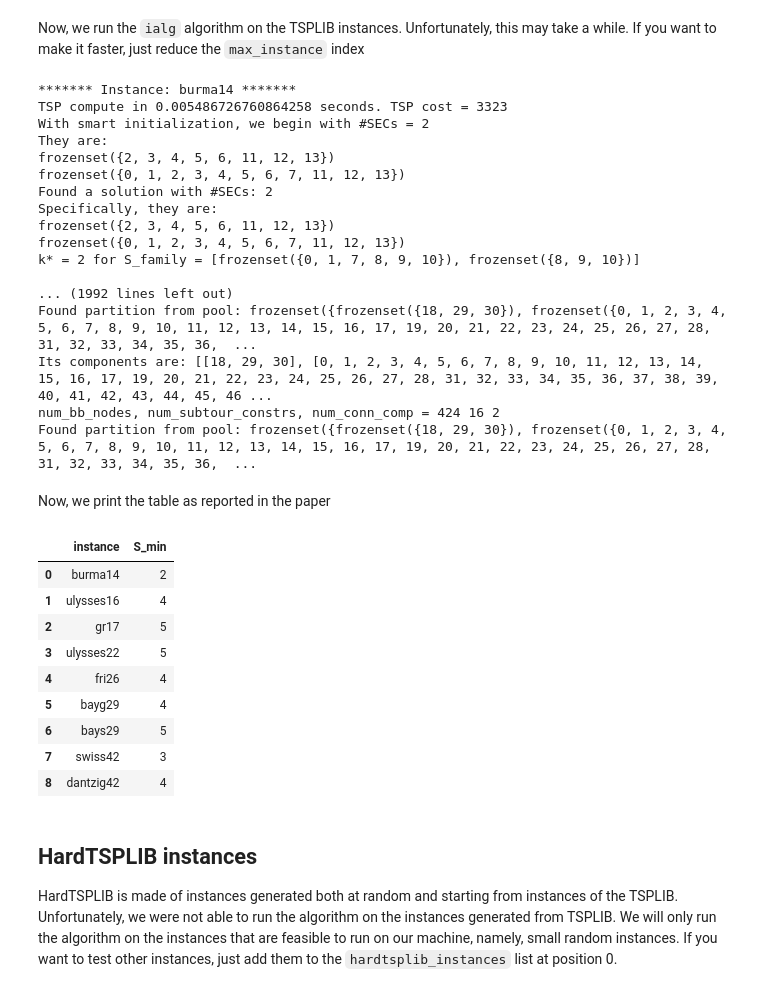
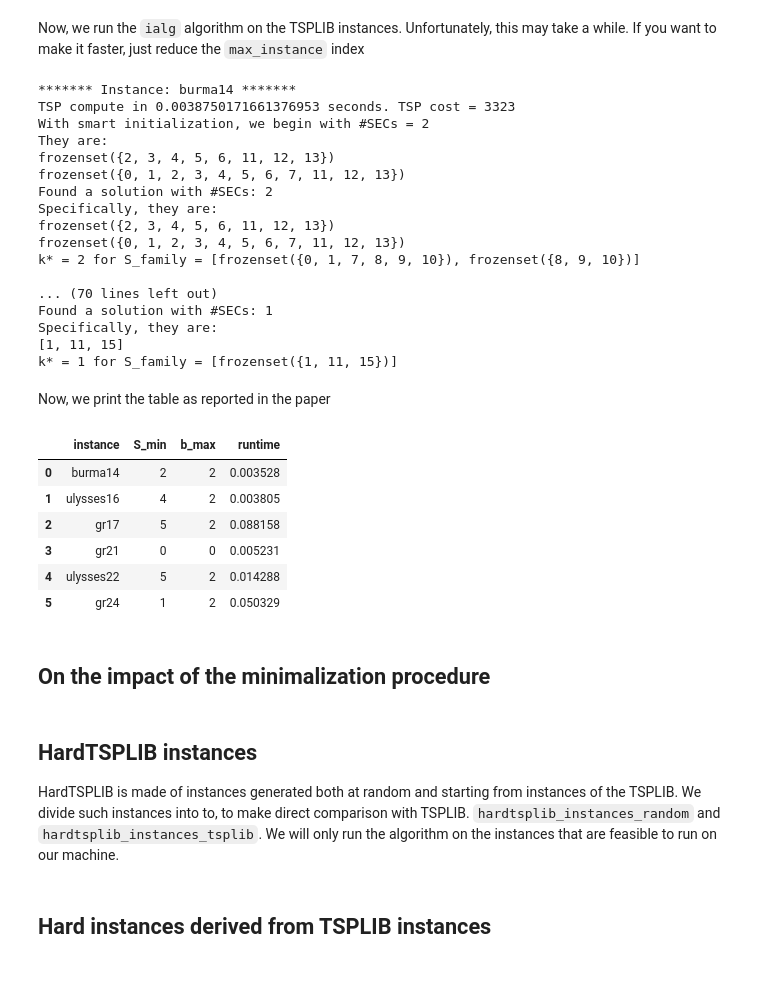
Before and after one commit to eleonoravercesi/complexity_DFJ_few_subtour, a Jupyter notebook: tsplib_hardtsplib.ipynb, the cells around one changed output. Drawn from its saved outputs; the diff is of its cells as text; code cells hidden in the pictures.

Commit message:
Preparing high-level notebook for experiments on TSPLIB

```diff
--- a/tsplib_hardtsplib.ipynb
+++ b/tsplib_hardtsplib.ipynb
@@ -17,22 +17,21 @@ import pandas as pd
 
 These are the instances we were able to conduct the experiment on. Bigger instances were not feasible to run on our machine. If you want to test other instances, just add them to the `tsplib_instances` list at position 0.
 # %%
-tsplib_instances = [("burma14", 14), ("ulysses16", 16), ("gr17", 17), ("ulysses22", 22), ("fri26", 29), ("bayg29", 29), ("bays29", 29),
-                     ("dantzig42", 42), ("swiss42", 42), ("att48", 48), ("gr48", 48), ("hk48", 48), ("eil51", 51), ("berlin52", 52),
-                    ("brazil58", 58), ("st70", 70), ("eil76", 76), ("pr76", 76)]
+tsplib_instances = [("burma14", 14), ("ulysses16", 16), ("gr17", 17), ("gr21", 21), ("ulysses22", 22),  ("gr24", 24), ("fri26", 29), ("bayg29", 29), ("bays29", 29), ("dantzig42", 42), ("swiss42", 42), ("att48", 48), ("gr48", 48), ("hk48", 48), ("eil51", 51), ("berlin52", 52), ("brazil58", 58), ("st70", 70), ("eil76", 76), ("pr76", 76)]
 # %%
 # Store the values in a dictionary
 out = {}
 # %% [markdown]
 Now, we run the `ialg` algorithm on the TSPLIB instances. Unfortunately, this may take a while. If you want to make it faster, just reduce the `max_instance` index
 # %%
-max_instance = len(tsplib_instances)
+max_instance = 6
 # %%
-for instance_name, n in tsplib_instances:
+for instance_name, n in tsplib_instances[:max_instance]:
     # Parse the instance
     G = from_tsplib_file_to_graph("./data/" + instance_name)
     print("******* Instance:", instance_name, "*******")
     (S_family, size_S_family, partitions, c, runtime) = ialg(G, verbose=True)
+    out[instance_name] = (S_family, size_S_family, partitions, c, runtime)
 
     if size_S_family == -1:
         print("Ran into time limit.")
@@ -52,7 +51,7 @@ for instance_name, n in tsplib_instances:
     print(" ") # Leave some space
 # %% [output]
 ******* Instance: burma14 *******
-TSP compute in 0.005486726760864258 seconds. TSP cost = 3323
+TSP compute in 0.0038750171661376953 seconds. TSP cost = 3323
 With smart initialization, we begin with #SECs = 2
 They are:
 frozenset({2, 3, 4, 5, 6, 11, 12, 13})
@@ -63,30 +62,30 @@ frozenset({2, 3, 4, 5, 6, 11, 12, 13})
 frozenset({0, 1, 2, 3, 4, 5, 6, 7, 11, 12, 13})
 k* = 2 for S_family = [frozenset({0, 1, 7, 8, 9, 10}), frozenset({8, 9, 10})]
 
-... (1992 lines left out)
-Found partition from pool: frozenset({frozenset({18, 29, 30}), frozenset({0, 1, 2, 3, 4, 5, 6, 7, 8, 9, 10, 11, 12, 13, 14, 15, 16, 17, 19, 20, 21, 22, 23, 24, 25, 26, 27, 28, 31, 32, 33, 34, 35, 36,  ...
-Its components are: [[18, 29, 30], [0, 1, 2, 3, 4, 5, 6, 7, 8, 9, 10, 11, 12, 13, 14, 15, 16, 17, 19, 20, 21, 22, 23, 24, 25, 26, 27, 28, 31, 32, 33, 34, 35, 36, 37, 38, 39, 40, 41, 42, 43, 44, 45, 46 ...
-num_bb_nodes, num_subtour_constrs, num_conn_comp = 424 16 2
-Found partition from pool: frozenset({frozenset({18, 29, 30}), frozenset({0, 1, 2, 3, 4, 5, 6, 7, 8, 9, 10, 11, 12, 13, 14, 15, 16, 17, 19, 20, 21, 22, 23, 24, 25, 26, 27, 28, 31, 32, 33, 34, 35, 36,  ...
+... (70 lines left out)
+Found a solution with #SECs: 1
+Specifically, they are:
+[1, 11, 15]
+k* = 1 for S_family = [frozenset({1, 11, 15})]
 # %% [markdown]
 Now, we print the table as reported in the paper
 # %%
 # Create a dataframe out of the dictionary out
-df = pd.DataFrame(out.items(), columns=["instance", "S_min"])
+df = pd.DataFrame([(x[0], x[1][1], x[1][3], x[1][4]) for x in out.items()], columns=["instance", "S_min", "b_max", "runtime"])
 # Print the dataframe
+df
 # %% [output]
-|  | instance | S_min |
-| 0 | burma14 | 2 |
-| 1 | ulysses16 | 4 |
-| 2 | gr17 | 5 |
-| 3 | ulysses22 | 5 |
-| 4 | fri26 | 4 |
-| 5 | bayg29 | 4 |
-| 6 | bays29 | 5 |
-| 7 | swiss42 | 3 |
-| 8 | dantzig42 | 4 |
+|  | instance | S_min | b_max | runtime |
+| 0 | burma14 | 2 | 2 | 0.003528 |
+| 1 | ulysses16 | 4 | 2 | 0.003805 |
+| 2 | gr17 | 5 | 2 | 0.088158 |
+| 3 | gr21 | 0 | 0 | 0.005231 |
+| 4 | ulysses22 | 5 | 2 | 0.014288 |
+| 5 | gr24 | 1 | 2 | 0.050329 |
+# %% [markdown]
+## On the impact of the minimalization procedure
 # %% [markdown]
 ## HardTSPLIB instances
 
-HardTSPLIB is made of instances generated both at random and starting from instances of the TSPLIB. Unfortunately, we were not able to run the algorithm on the instances generated from TSPLIB. We will only run the algorithm on the instances that are feasible to run on our machine, namely, small random instances. If you want to test other instances, just add them to the `hardtsplib_instances` list at position 0.
+HardTSPLIB is made of instances generated both at random and starting from instances of the TSPLIB.  We divide such instances into to, to make direct comparison with TSPLIB. `hardtsplib_instances_random` and `hardtsplib_instances_tsplib`. We will only run the algorithm on the instances that are feasible to run on our machine.
 # %%
@@ -93,0 +98,3 @@ hardtsplib_instances = [("10007_hard", 10), ("10010_hard", 10), ("10008_hard", 1
+# %% [markdown]
+
+## Hard instances derived from TSPLIB instances
```
Also changed, not shown: parts of 10 cells of this notebook, 2 other files.
